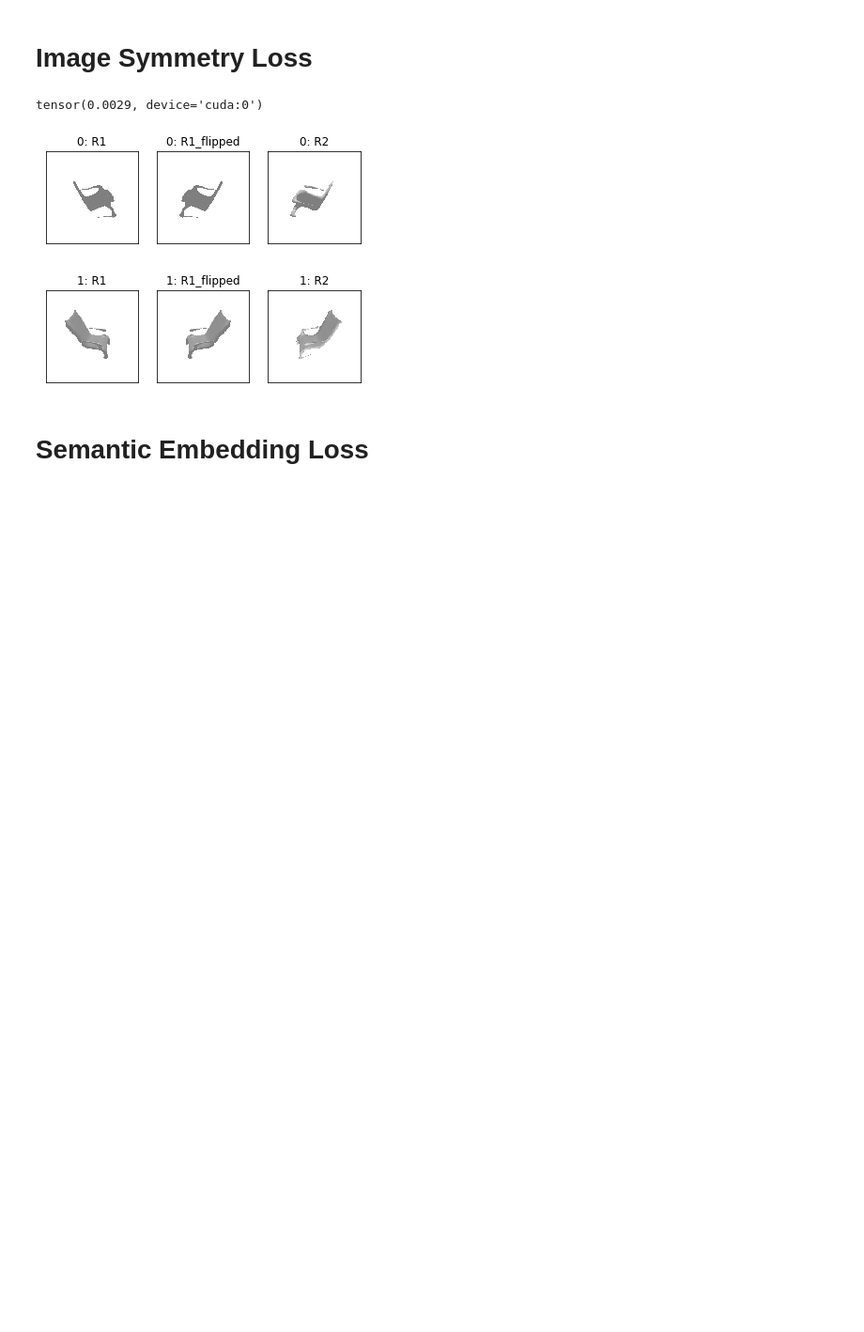
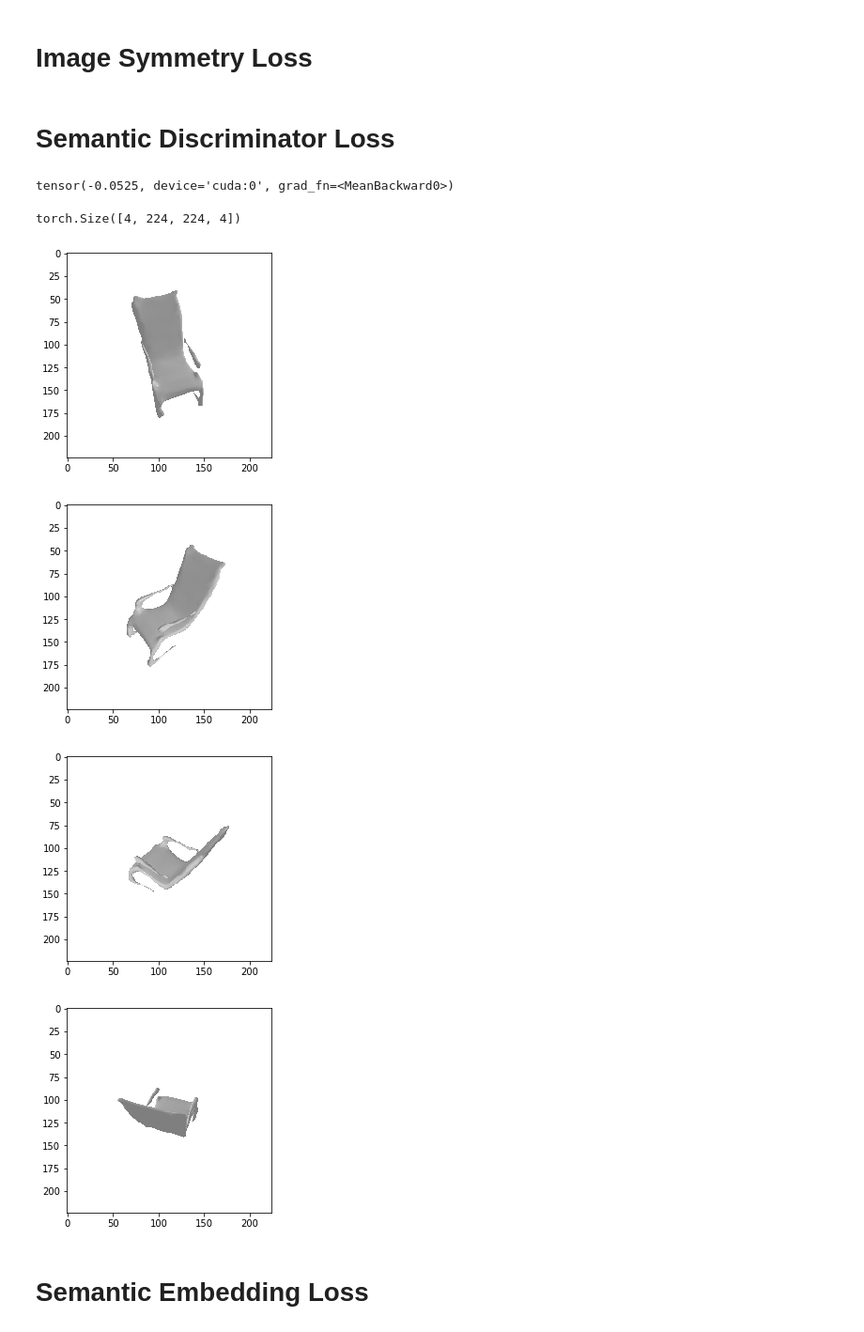
Before and after one commit to edwardyang12/sil_consistent_at_inference, a Jupyter notebook: notebooks/Debug_Losses.ipynb, the cells around one changed output. Shown at 94% size. Saved outputs shown, nothing was run; the diff lists cells and outputs as text; code cells hidden in the pictures; blank space fills up the shorter version.

Commit message:
started semantic discriminator

```diff
--- a/notebooks/Debug_Losses.ipynb
+++ b/notebooks/Debug_Losses.ipynb
@@ -30,9 +31,12 @@ import deformation.losses as def_losses
 gpu_num = 0
 device = torch.device("cuda:"+str(gpu_num))
 
-mesh_path = "data/test_dataset/0001_old_postprocessed.obj"
+mesh_path = "data/test_dataset/0001old.obj"
 with torch.no_grad():
     mesh = utils.load_untextured_mesh(mesh_path, device)
+
+cfg_path = "configs/default.yaml"
+cfg = utils.load_config(cfg_path)
 # %% [markdown]
 # Image Symmetry Loss
 # %%
@@ -41,8 +45,6 @@ num_azim = 1
 render_sil = False
 img_sym_loss, sym_triples = def_losses.image_symmetry_loss(mesh, sym_plane_normal, num_azim, device, render_sil)
 print(img_sym_loss)
-# %% [output]
-tensor(0.0029, device='cuda:0')
 # %%
 img_names = {0:'R1', 1:'R1_flipped', 2:'R2'}
 for trip_idx, sym_triple in enumerate(sym_triples):
@@ -56,9 +58,25 @@ for trip_idx, sym_triple in enumerate(sym_triples):
         ax[0][i].yaxis.set_visible(False)
 
         ax[0][i].set_title("{}: {}".format(trip_idx, img_names[i]))
-# %% [output]
-[figure, removed]
-[figure, removed]
+# %% [markdown]
+# Semantic Discriminator Loss
+# %%
+semantic_loss_computer = SemanticDiscriminatorLoss(cfg, device)
+semantic_dis_loss, semantic_loss_renders = semantic_loss_computer.compute_loss(mesh)
+print(semantic_dis_loss)
+# %% [output]
+tensor(-0.0525, device='cuda:0', grad_fn=<MeanBackward0>)
+# %%
+print(semantic_loss_renders.shape)
+for render in semantic_loss_renders:
+    plt.imshow(render[ ..., :3].cpu().numpy())
+    plt.show()
+# %% [output]
+torch.Size([4, 224, 224, 4])
+[figure, added]
+[figure, added]
+[figure, added]
+[figure, added]
 # %% [markdown]
 # Semantic Embedding Loss
 # %%
```
Also changed, not shown: parts of 1 cell of this notebook, 7 other files.
